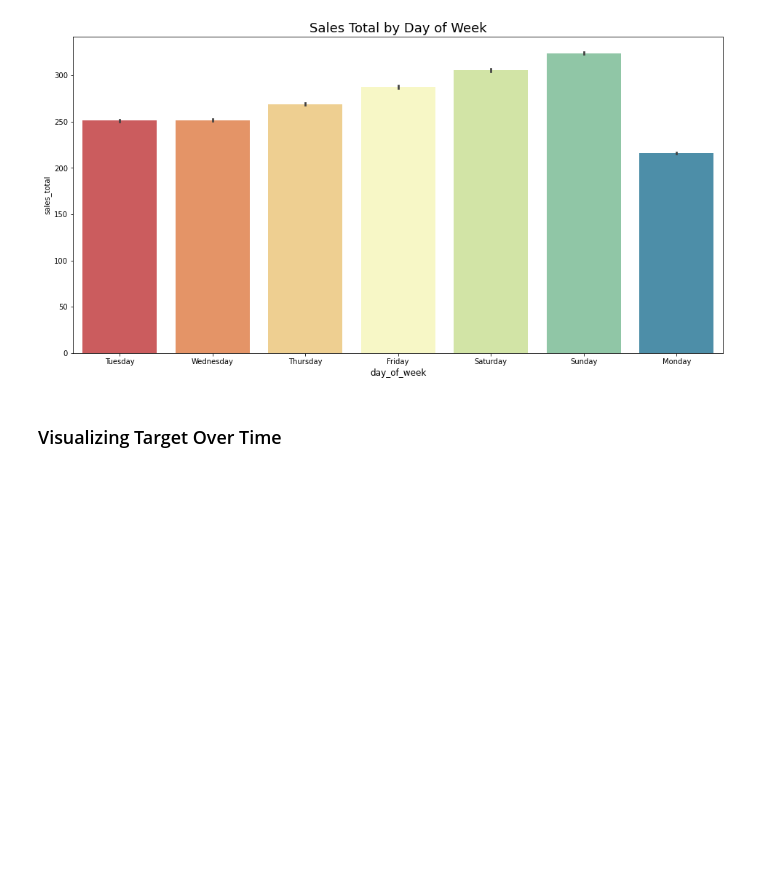
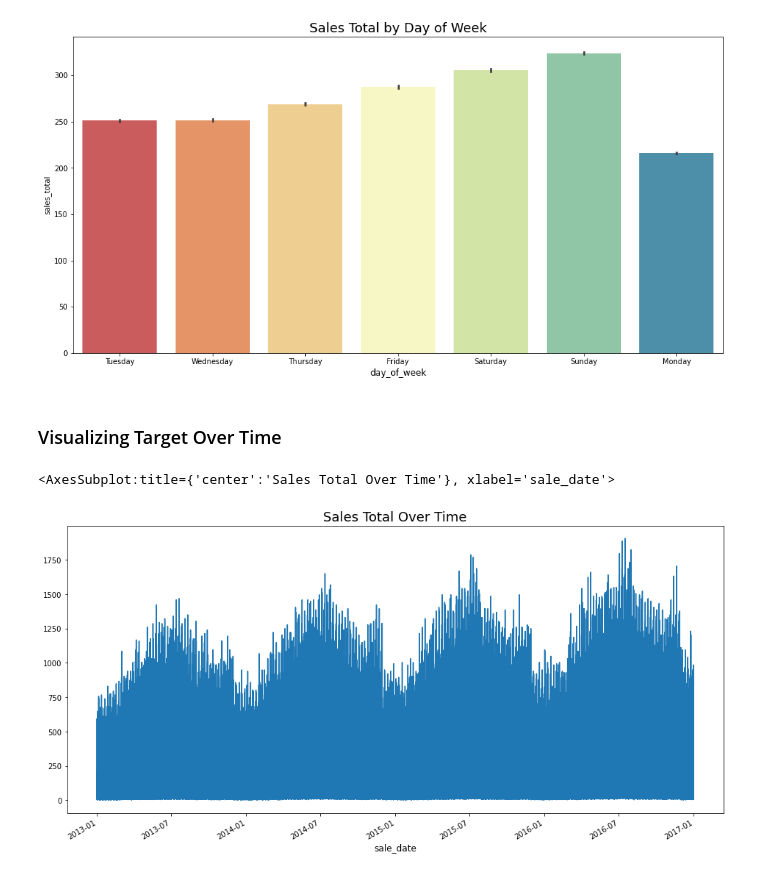
Before and after one commit to m3redithw/time-series-exercises, a Jupyter notebook: explore.ipynb, the cells around one changed output. Drawn from its saved outputs; the diff is of its cells as text; code cells hidden in the pictures; blank space fills up the shorter version.

Commit message:
added graphs

```diff
--- a/explore.ipynb
+++ b/explore.ipynb
@@ -122,3 +122,12 @@ sns.barplot(data=train, x='day_of_week', y='sales_total',palette = 'Spectral')
 [figure]
 # %% [markdown]
 ### Visualizing Target Over Time
+# %%
+# Sales total over time
+plt.figure(figsize = (16,8))
+plt.title('Sales Total Over Time', fontsize = 18)
+plt.xlabel('Sale Date', fontsize = 12)
+y.plot()
+# %% [output]
+<AxesSubplot:title={'center':'Sales Total Over Time'}, xlabel='sale_date'>
+[figure, added]
```
Also changed, not shown: parts of 20 cells of this notebook.
